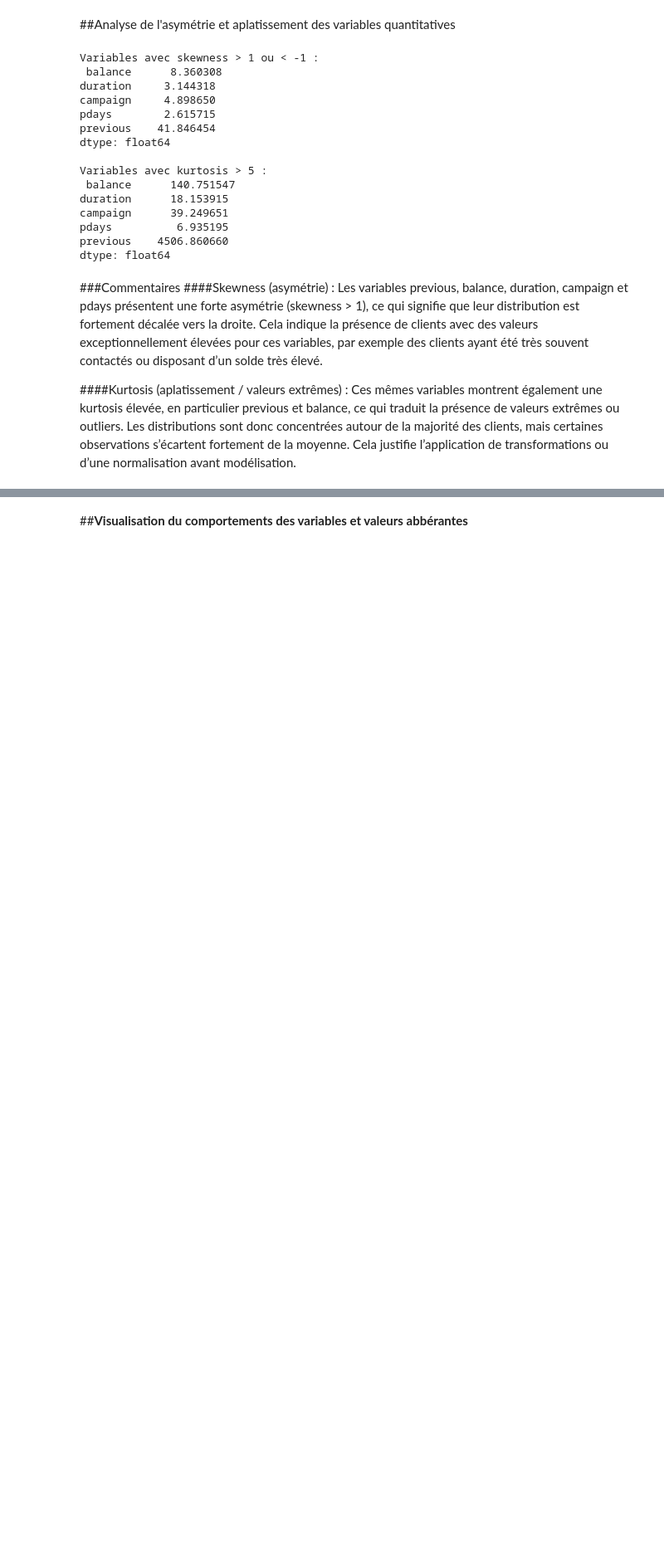
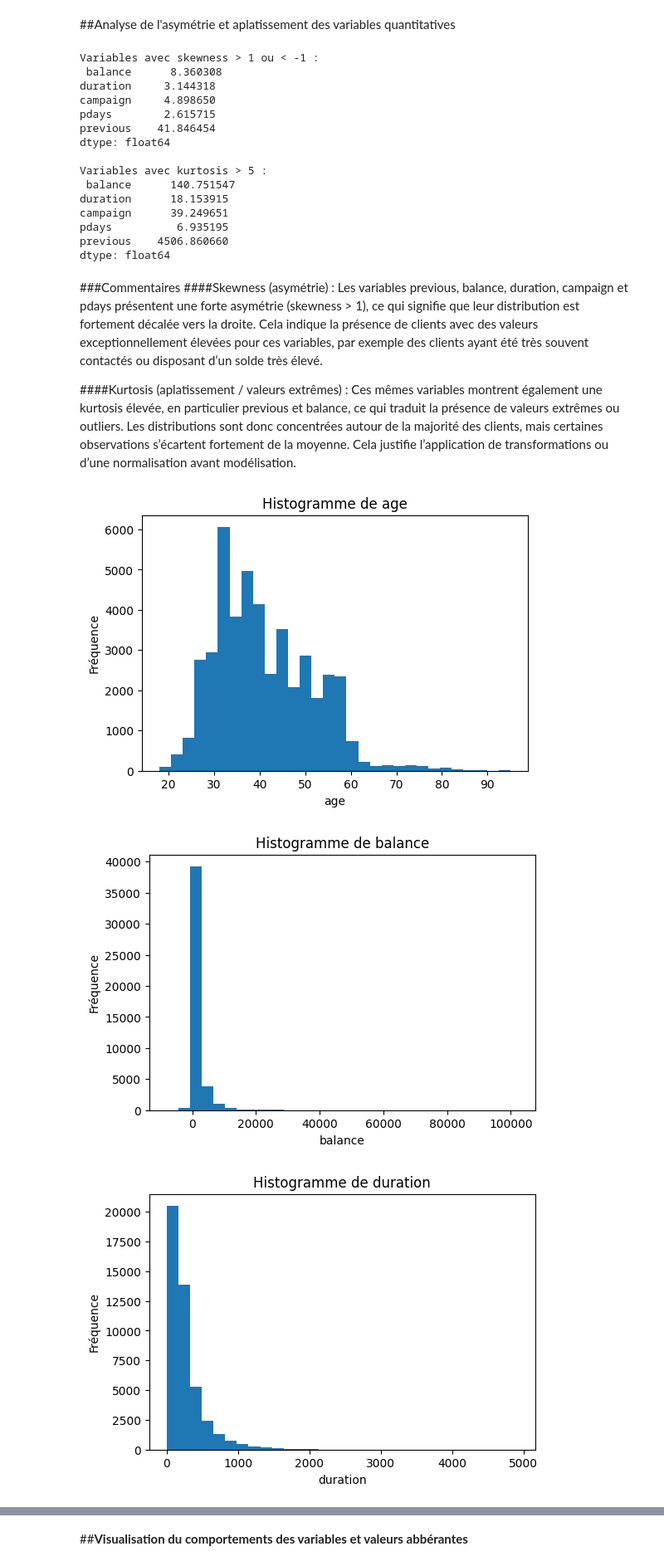
Before and after one commit to Priscillebk/Apprendre-SQL-pour-debutant-Tutoriel-SQL-complet, a Jupyter notebook: BANK_MARKETING.ipynb, the cells around one changed output, grey strips where cells are left out. Shown at 83% size. Drawn from its saved outputs; the diff is of its cells as text; code cells hidden in the pictures; blank space fills up the shorter version.

```diff
--- a/BANK_MARKETING.ipynb
+++ b/BANK_MARKETING.ipynb
@@ -264,3 +287,17 @@ Les variables previous, balance, duration, campaign et pdays présentent une for
 
 ####Kurtosis (aplatissement / valeurs extrêmes) :
 Ces mêmes variables montrent également une kurtosis élevée, en particulier previous et balance, ce qui traduit la présence de valeurs extrêmes ou outliers. Les distributions sont donc concentrées autour de la majorité des clients, mais certaines observations s’écartent fortement de la moyenne. Cela justifie l’application de transformations ou d’une normalisation avant modélisation.
+# %%
+quant_vars = ['age', 'balance', 'duration', 'campaign', 'pdays', 'previous']
+
+for col in quant_vars:
+    plt.figure(figsize=(6,4))
+    plt.hist(df[col], bins=30)
+    plt.title(f"Histogramme de {col}")
+    plt.xlabel(col)
+    plt.ylabel("Fréquence")
+    plt.show()
+# %% [output]
+[figure, added]
+[figure, added]
+[figure, added]
```
Also changed, not shown: parts of 35 cells of this notebook.
